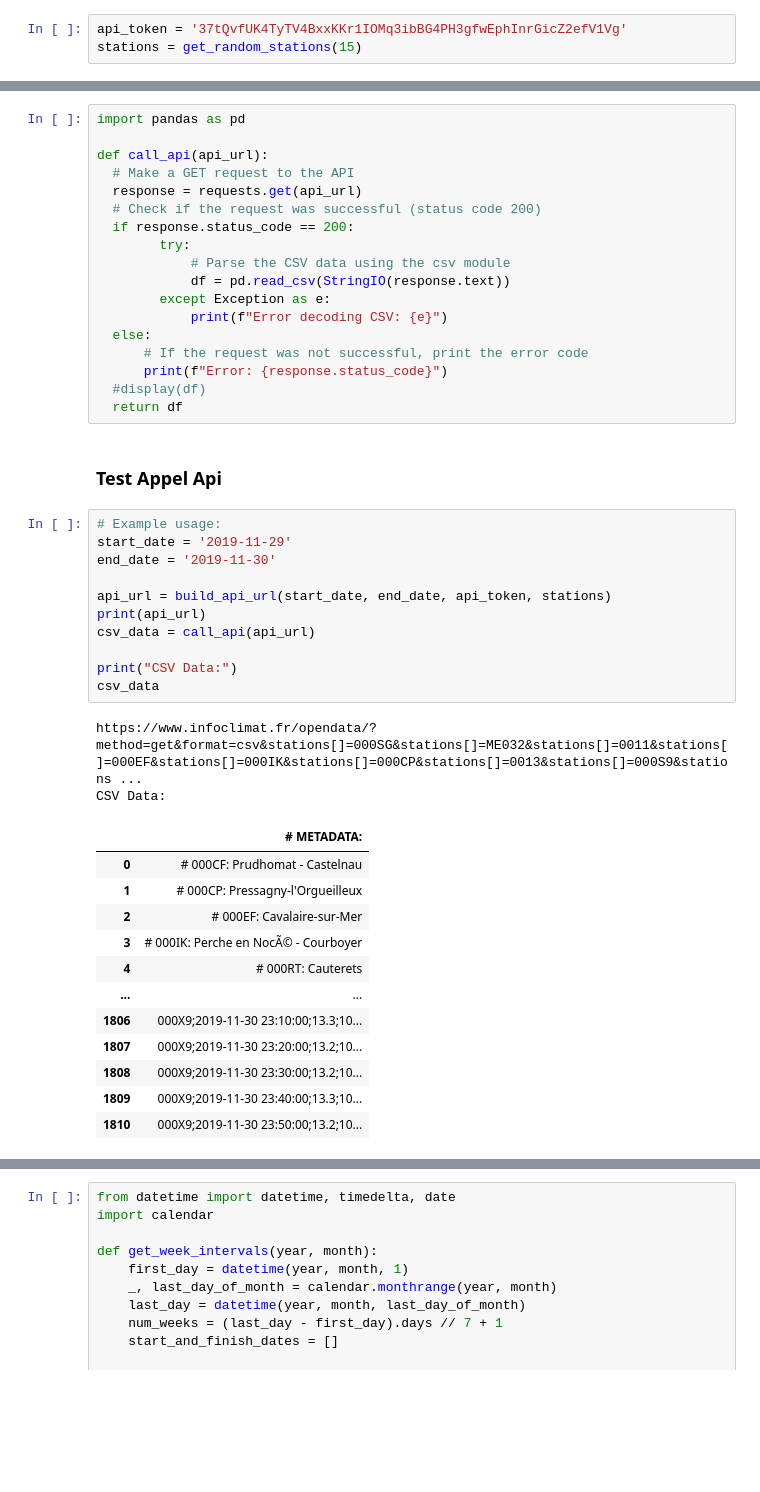
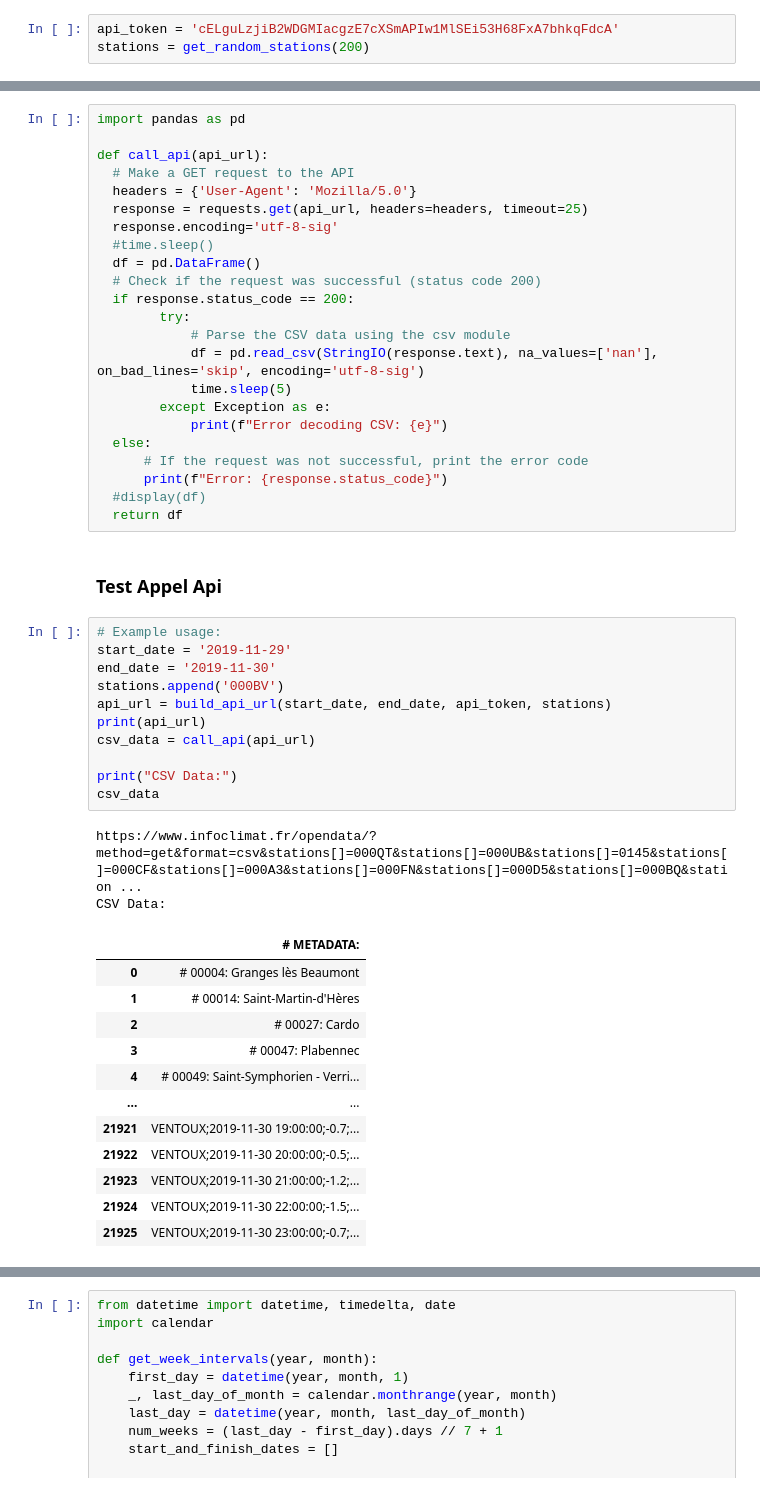
Before and after one commit to ymerenos/ProjetBigDataM2-2024, a Jupyter notebook: BigData.ipynb, the cells around one changed output, grey strips where cells are left out. Drawn from its saved outputs; the diff is of its cells as text; blank space fills up the shorter version.

Commit message:
Fix error 504 et pb de df, on peux requetter les donnees sur 1 mois pour x stations

```diff
--- a/BigData.ipynb
+++ b/BigData.ipynb
@@ -76,4 +51,4 @@ print(get_random_stations(6))
 # %%
-api_token = '37tQvfUK4TyTV4BxxKKr1IOMq3ibBG4PH3gfwEphInrGicZ2efV1Vg'
-stations = get_random_stations(15)
+api_token = 'cELguLzjiB2WDGMIacgzE7cXSmAPIw1MlSEi53H68FxA7bhkqFdcA'
+stations = get_random_stations(200)
 # %% [markdown]
@@ -98,12 +73,17 @@ import pandas as pd
 
 def call_api(api_url):
   # Make a GET request to the API
-  response = requests.get(api_url)
+  headers = {'User-Agent': 'Mozilla/5.0'}
+  response = requests.get(api_url, headers=headers, timeout=25)
+  response.encoding='utf-8-sig'
+  #time.sleep()
+  df = pd.DataFrame()
   # Check if the request was successful (status code 200)
   if response.status_code == 200:
         try:
             # Parse the CSV data using the csv module
-            df = pd.read_csv(StringIO(response.text))
+            df = pd.read_csv(StringIO(response.text), na_values=['nan'], on_bad_lines='skip', encoding='utf-8-sig')
+            time.sleep(5)
         except Exception as e:
             print(f"Error decoding CSV: {e}")
   else:
@@ -116,26 +96,26 @@ def call_api(api_url):
 # %%
 # Example usage:
 start_date = '2019-11-29'
 end_date = '2019-11-30'
-
+stations.append('000BV')
 api_url = build_api_url(start_date, end_date, api_token, stations)
 print(api_url)
 csv_data = call_api(api_url)
 
 print("CSV Data:")
 csv_data
 # %% [output]
-https://www.infoclimat.fr/opendata/?method=get&format=csv&stations[]=000SG&stations[]=ME032&stations[]=0011&stations[]=000EF&stations[]=000IK&stations[]=000CP&stations[]=0013&stations[]=000S9&stations ...
+https://www.infoclimat.fr/opendata/?method=get&format=csv&stations[]=000QT&stations[]=000UB&stations[]=0145&stations[]=000CF&stations[]=000A3&stations[]=000FN&stations[]=000D5&stations[]=000BQ&station ...
 CSV Data:
 |  | # METADATA: |
-| 0 | # 000CF: Prudhomat - Castelnau |
-| 1 | # 000CP: Pressagny-l'Orgueilleux |
-| 2 | # 000EF: Cavalaire-sur-Mer |
-| 3 | # 000IK: Perche en NocÃ© - Courboyer |
-| 4 | # 000RT: Cauterets |
+| 0 | # 00004: Granges lès Beaumont |
+| 1 | # 00014: Saint-Martin-d'Hères |
+| 2 | # 00027: Cardo |
+| 3 | # 00047: Plabennec |
+| 4 | # 00049: Saint-Symphorien - Verri... |
 | ... | ... |
-| 1806 | 000X9;2019-11-30 23:10:00;13.3;10... |
-| 1807 | 000X9;2019-11-30 23:20:00;13.2;10... |
-| 1808 | 000X9;2019-11-30 23:30:00;13.2;10... |
-| 1809 | 000X9;2019-11-30 23:40:00;13.3;10... |
-| 1810 | 000X9;2019-11-30 23:50:00;13.2;10... |
+| 21921 | VENTOUX;2019-11-30 19:00:00;-0.7;... |
+| 21922 | VENTOUX;2019-11-30 20:00:00;-0.5;... |
+| 21923 | VENTOUX;2019-11-30 21:00:00;-1.2;... |
+| 21924 | VENTOUX;2019-11-30 22:00:00;-1.5;... |
+| 21925 | VENTOUX;2019-11-30 23:00:00;-0.7;... |
```
Also changed, not shown: parts of 20 cells of this notebook, 1 other file.
